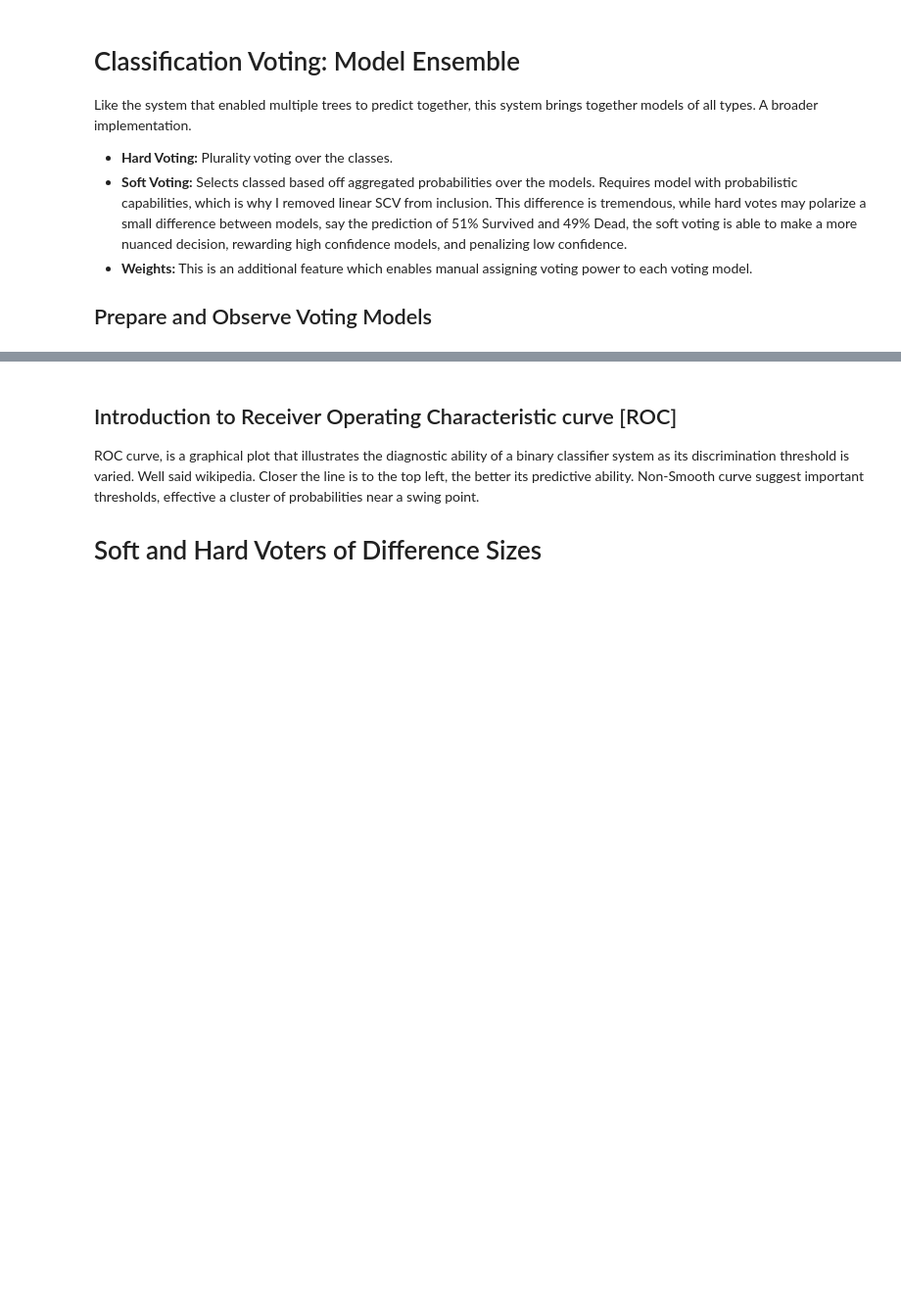
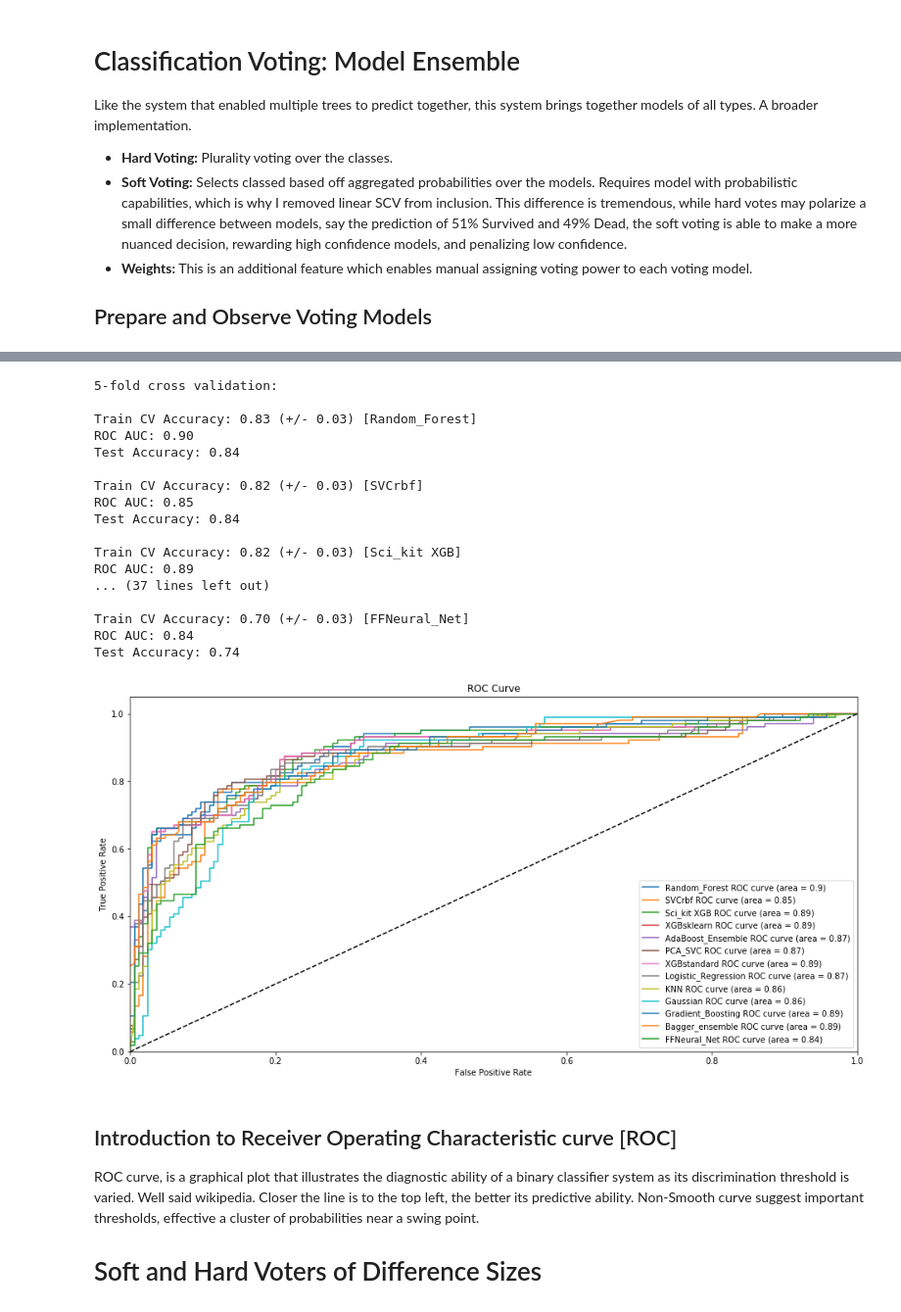
Before and after one commit to Tariq-Anwar/Machine-Learning, a Jupyter notebook: Classification/Titanic Disaster Survival- A Supervised Learning Classification Problem.ipynb, the cells around one changed output, grey strips where cells are left out. Shown at 98% size. Drawn from its saved outputs; the diff is of its cells as text; code cells hidden in the pictures; blank space fills up the shorter version.

Commit message:
Run Titanic

```diff
--- a/Classification/Titanic Disaster Survival- A Supervised Learning Classification Problem.ipynb
+++ b/Classification/Titanic Disaster Survival- A Supervised Learning Classification Problem.ipynb
@@ -193,8 +202,10 @@ num_rounds = 1000
 - Rescaling continuous variables
 # %%
 # Load
-train_df = pd.read_csv("../input/train.csv", index_col='PassengerId')
-test_df = pd.read_csv("../input/test.csv", index_col='PassengerId')
+# train_df = pd.read_csv("../input/train.csv", index_col='PassengerId')
+# test_df = pd.read_csv("../input/test.csv", index_col='PassengerId')
+train_df = pd.read_csv("Titanic Support/train.csv", index_col='PassengerId')
+test_df = pd.read_csv("Titanic Support/test.csv", index_col='PassengerId')
 
 # For Pre-Processing, combine train/test to simultaneously apply transformations
 Survived = train_df['Survived'].copy()
@@ -219,8 +230,8 @@ df.loc[df['FamilySize'] == 1, 'IsAlone'] = 1
 # Kaggle Source- https://www.kaggle.com/ash316/eda-to-prediction-dietanic
 df['Title']=0
 df['Title']=df.Name.str.extract('([A-Za-z]+)\.') #lets extract the Salutations
-df['Title'].replace(['Mlle','Mme','Ms','Dr','Major','Lady','Countess','Jonkheer','Col',
-                         'Rev','Capt','Sir','Don'],['Miss','Miss','Miss','Mr','Mr','Mrs','Mrs','Other','Other','Other','Mr','Mr','Mr'],inplace=True)
+df['Title'].replace(['Mlle','Mme','Ms','Dr','Major','Lady','Countess','Jonkheer','Col','Rev','Capt','Sir','Don'],
+                    ['Miss','Miss','Miss','Mr','Mr','Mrs','Mrs','Other','Other','Other','Mr','Mr','Mr'],inplace=True)
 
 # Age
 df.loc[(df.Age.isnull())&(df.Title=='Mr'),'Age']= df.Age[df.Title=="Mr"].mean()
@@ -233,13 +244,17 @@ df = df.drop('Name', axis=1)
 # Fill NA
 # Categoricals Variable
 df['Embarked'] = df['Embarked'].fillna(df['Embarked'].mode().iloc[0])
+
 # Continuous Variable
 df['Fare'] = df['Fare'].fillna(df['Fare'].mean())
 
 ## Assign Binary to Sex str
 df['Sex'] = df['Sex'].map( {'female': 1, 'male': 0} ).astype(int)
 # Title
-#df['Title'] = df['Title'].map( {'Mr': 0, 'Mrs': 1, 'Miss': 2, 'Master':3, 'Rare':4} ).astype(int)
+df['Title'] = df['Title'].map( {'Mr': 0, 'Mrs': 1, 'Miss': 2, 'Master':3, 'Other':4} )#.astype(int)
+df['Title'] = df['Title'].fillna(df['Title'].mode().iloc[0])
+df['Title'] = df['Title'].astype(int)
+
 # Embarked
 df['Embarked'] = df['Embarked'].map( {'Q': 0, 'S': 1, 'C': 2} ).astype(int)
 
@@ -959,6 +1223,6 @@ for clf, label in models:
                            'Survived':submission})
     train_hard_pred_matrix = pd.concat((train_hard_pred_matrix, pd.DataFrame({label: md.predict(X)})), axis=1)
     test_hard_pred_matrix = pd.concat((test_hard_pred_matrix, pd.DataFrame({label: submission})), axis=1)
-    df.to_csv("{}.csv".format(label),header=True,index=False)
+    # df.to_csv("{}.csv".format(label),header=True,index=False)
 
 del clfs
@@ -978,34 +1250,53 @@ for clf, label in models:
     # Add to Roc Curve
     fpr, tpr, _ = roc_curve(y_test, md.predict_proba(X_test)[:,1])
     roc_auc = auc(fpr, tpr)
 
     print('ROC AUC: %0.2f' % roc_auc)
     plt.plot(fpr, tpr, label='{} ROC curve (area = {:.2})'.format(label, roc_auc))
 
     clfs.append(md)
     print("Test Accuracy: %0.2f \n" % (metrics.accuracy_score(clf.predict(X_test), y_test)))
 
     # Model on Full Data
     md = clf.fit(X,y)
     submission = md.predict(test_df)
     df = pd.DataFrame({'PassengerId':test_df.index,
                            'Survived':submission})
     train_hard_pred_matrix = pd.concat((train_hard_pred_matrix, pd.DataFrame({label: md.predict(X)})), axis=1)
     test_hard_pred_matrix = pd.concat((test_hard_pred_matrix, pd.DataFrame({label: submission})), axis=1)
 
     train_soft_pred_matrix = pd.concat((train_soft_pred_matrix, pd.DataFrame({label: md.predict(X)})), axis=1)
     test_soft_pred_matrix = pd.concat((test_soft_pred_matrix, pd.DataFrame({label: md.predict_proba(test_df)[:,1]})), axis=1)
-    df.to_csv("{}.csv".format(label),header=True,index=False)
+    # df.to_csv("{}.csv".format(label),header=True,index=False)
 
 # Plot
 plt.plot([0, 1], [0, 1], 'k--')
 plt.xlim([0.0, 1.0])
 plt.ylim([0.0, 1.05])
 plt.xlabel('False Positive Rate')
 plt.ylabel('True Positive Rate')
 plt.title('ROC Curve')
 plt.legend(loc="lower right")
 plt.show()
+# %% [output]
+5-fold cross validation:
+
+Train CV Accuracy: 0.83 (+/- 0.03) [Random_Forest]
+ROC AUC: 0.90
+Test Accuracy: 0.84
+
+Train CV Accuracy: 0.82 (+/- 0.03) [SVCrbf]
+ROC AUC: 0.85
+Test Accuracy: 0.84
+
+Train CV Accuracy: 0.82 (+/- 0.03) [Sci_kit XGB]
+ROC AUC: 0.89
+... (37 lines left out)
+
+Train CV Accuracy: 0.70 (+/- 0.03) [FFNeural_Net]
+ROC AUC: 0.84
+Test Accuracy: 0.74
+[figure, added]
 # %% [markdown]
 ## Introduction to Receiver Operating Characteristic curve [ROC]
 ROC curve, is a graphical plot that illustrates the diagnostic ability of a binary classifier system as its discrimination threshold is varied. Well said wikipedia. Closer the line is to the top left, the better its predictive ability. Non-Smooth curve suggest important thresholds, effective a cluster of probabilities near a swing point.
```
Also changed, not shown: parts of 53 cells of this notebook, 8 other files.
